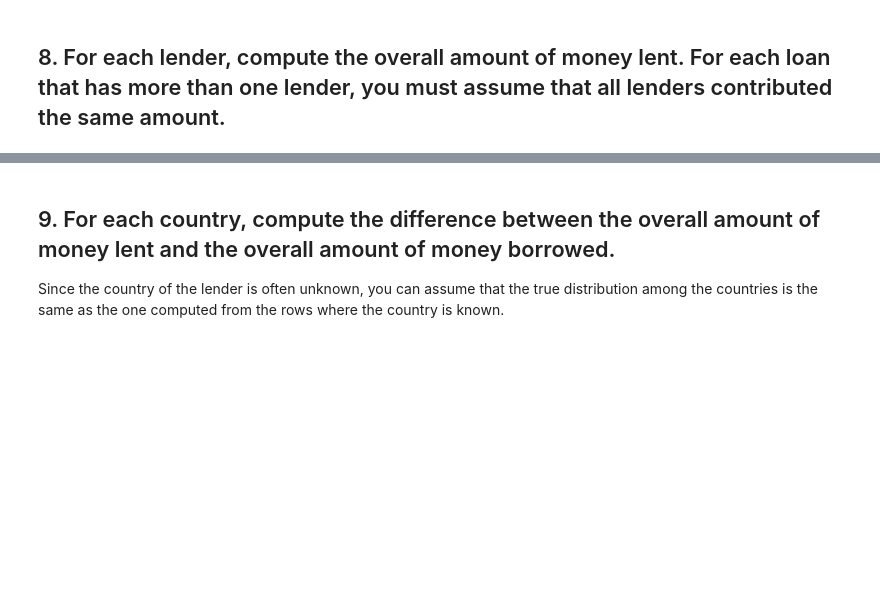
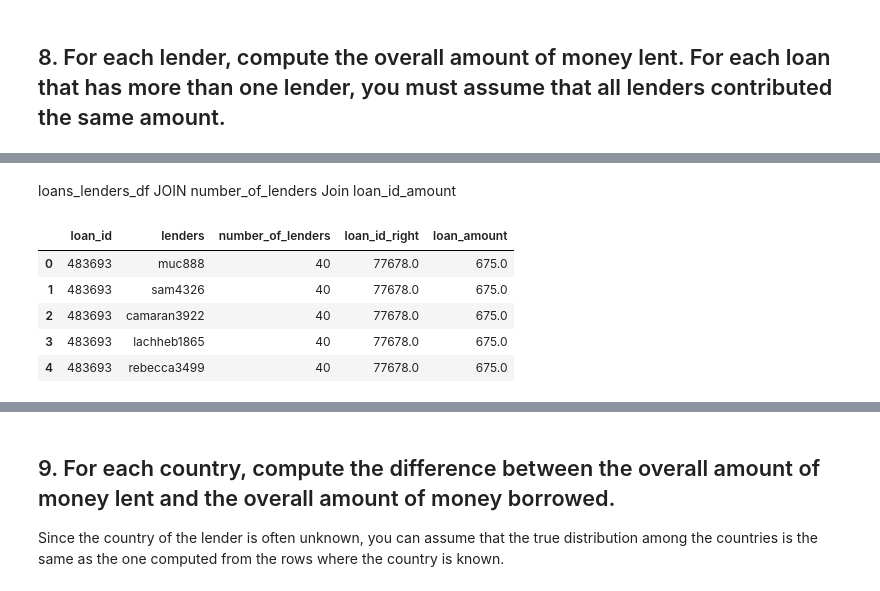
Before and after one commit to hechmik/foundations_of_cs, a Jupyter notebook: Project.ipynb, the cells around one changed output, grey strips where cells are left out. Saved outputs shown, nothing was run; the diff lists cells and outputs as text; code cells hidden in the pictures; blank space fills up the shorter version.

```diff
--- a/Project.ipynb
+++ b/Project.ipynb
@@ -577,0 +664,2 @@ money_borrowed_year_perc
+# %% [markdown]
+loans_lenders_df JOIN number_of_lenders Join loan_id_amount
@@ -577,0 +671,9 @@ money_borrowed_year_perc
+# %%
+loans_lenders_join_number_of_lenders_join_loan_id_amount.head()
+# %% [output]
+|  | loan_id | lenders | number_of_lenders | loan_id_right | loan_amount |
+| 0 | 483693 | muc888 | 40 | 77678.0 | 675.0 |
+| 1 | 483693 | sam4326 | 40 | 77678.0 | 675.0 |
+| 2 | 483693 | camaran3922 | 40 | 77678.0 | 675.0 |
+| 3 | 483693 | lachheb1865 | 40 | 77678.0 | 675.0 |
+| 4 | 483693 | rebecca3499 | 40 | 77678.0 | 675.0 |
```
Also changed, not shown: parts of 20 cells of this notebook.
